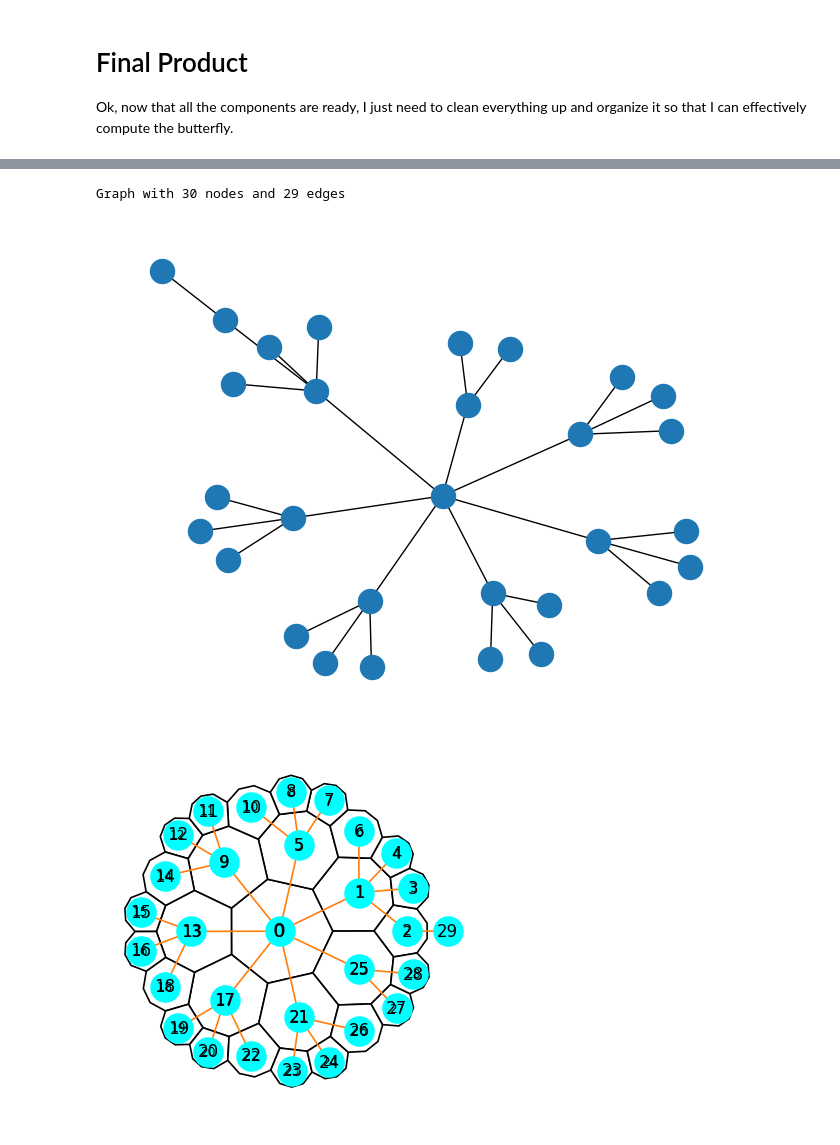
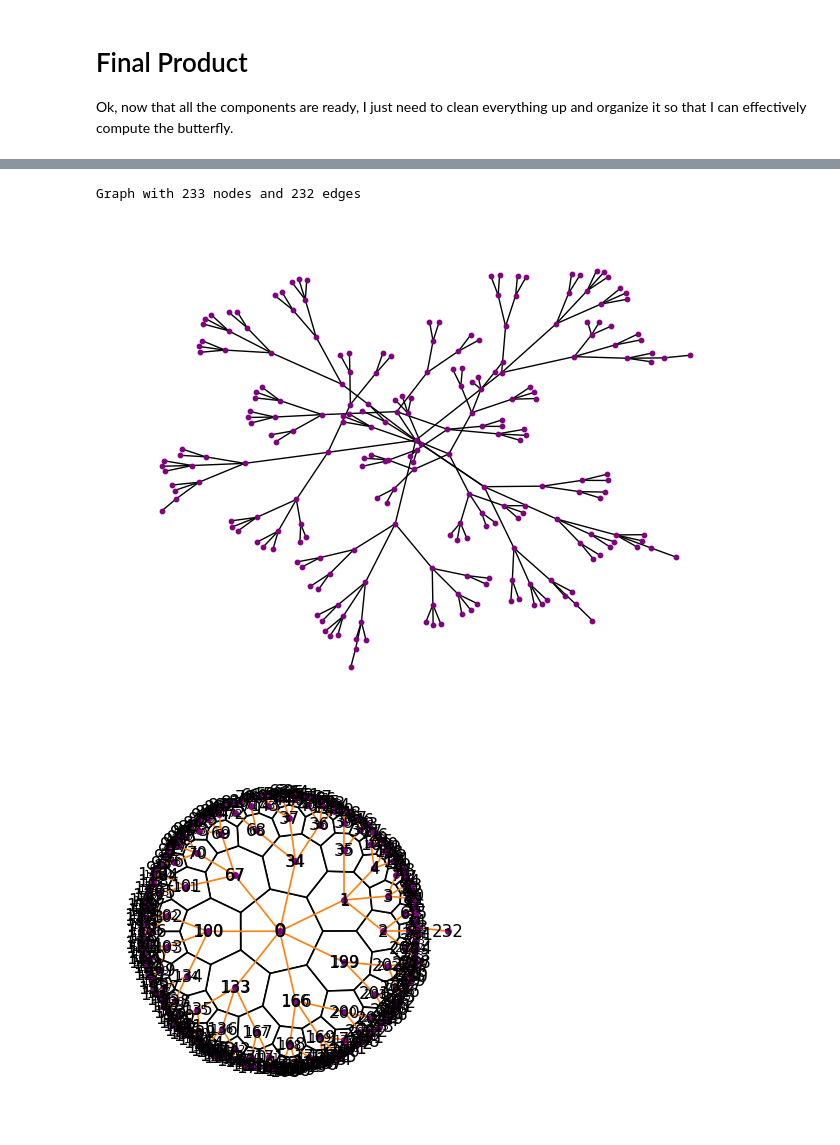
Before and after one commit to amalbumbia/Hyperbolic_Lattices, a Jupyter notebook: test_hyp_butterfly.ipynb, the cells around one changed output, grey strips where cells are left out. Saved outputs shown, nothing was run; the diff lists cells and outputs as text; code cells hidden in the pictures.

```diff
--- a/test_hyp_butterfly.ipynb
+++ b/test_hyp_butterfly.ipynb
@@ -980,7 +980,7 @@ Ok, now that all the components are ready, I just need to clean everything up an
 # Step 1: Create the hyperbolic tiling
 
 tiling = HyperbolicTiling(
-    p=7, q=3, n=3,
+    p=7, q=3, n=5,
     kernel=TilingKernels.StaticRotationalSector
 )
 
@@ -993,5 +993,11 @@ neighbors = tiling.get_nbrs_list(method="RO")
 # %%
 # Step 2: Create a dual graph and spanning tree for this tiling
+
+options = {
+    'node_color': 'purple',
+    'node_size': 10,
+    'width': 1,
+}
 
 V = len(tiling) # vertices = number of faces
 print(V)
@@ -1000,12 +1006,12 @@ for u, nbrs in enumerate(neighbors):
     for v in nbrs:
         if u < v:
             G.add_edge(u, v)
-nx.draw(G)
+nx.draw(G, **options)
 plt.show()
 
 # Get a spanning tree of G
 T = nx.minimum_spanning_tree(G)
-nx.draw(T)
+nx.draw(T, **options)
 plt.show()
 tree_edges = set(T.edges())
 # %% [output]
@@ -1078,7 +1084,7 @@ T_rooted = nx.minimum_spanning_tree(G)
 T_rooted.add_edge(root_face, root_point)
 tree_edges_rooted = set(T_rooted.edges())
 print(T_rooted)
-nx.draw(T_rooted)
+nx.draw(T_rooted, **options)
 plt.show()
 
 # take the spanning tree and turn it into a graph object for the overlay
@@ -1089,38 +1095,37 @@ for u, v in T_rooted.edges():
 # for every face in the tiling, obtain the corresponding index
 poly_map = { poly.idx: poly for poly in tiling.polygons }
 
 # tiling plot for the overlay with the associated indices on each face like before
 plot_tiling(tiling)
 for i, poly in poly_map.items():
     x, y = poly.get_center().real, poly.get_center().imag
     plt.text(x, y, str(i),
              ha="center", va="center",
              fontsize=12*(1 - 0.5 * (x**2 + y**2)**0.5))
 # take the index of every node in the spanning tree and map it to the
 # corresponding index of the face in the tiling
 # account for the position of these numbers on the spanning tree for visual purposes
 
 pos = {node: (poly_map[node].get_center().real,
               poly_map[node].get_center().imag)
        for node in T_idx.nodes() if node in poly_map}
 
 # now add the outside node explicitly
 max_r = max(abs(poly.get_center()) for poly in tiling.polygons)
 pos[root_point] = (1.2 * max_r, 0)
 
 # plot the overlay of the tiling with the spanning tree - the indices of the faces and nodes match
-nx.draw(T_idx, pos=pos,
+nx.draw(T_idx, **options, pos=pos,
         with_labels=True,
-        node_color="cyan",
         edge_color="C1",
         font_size=10)
 
 plt.axis("equal")
 plt.show()
 # %% [output]
-Graph with 30 nodes and 29 edges
+Graph with 233 nodes and 232 edges
-[figure, old version]
+[figure, new version]
-[figure, old version]
+[figure, new version]
 # %%
 # Step 5: Find the tiling layer associated with each face and organize all the information collected
 # thus far into a data frame to be manipulated later
```
Also changed, not shown: parts of 12 cells of this notebook, 1 other file.
